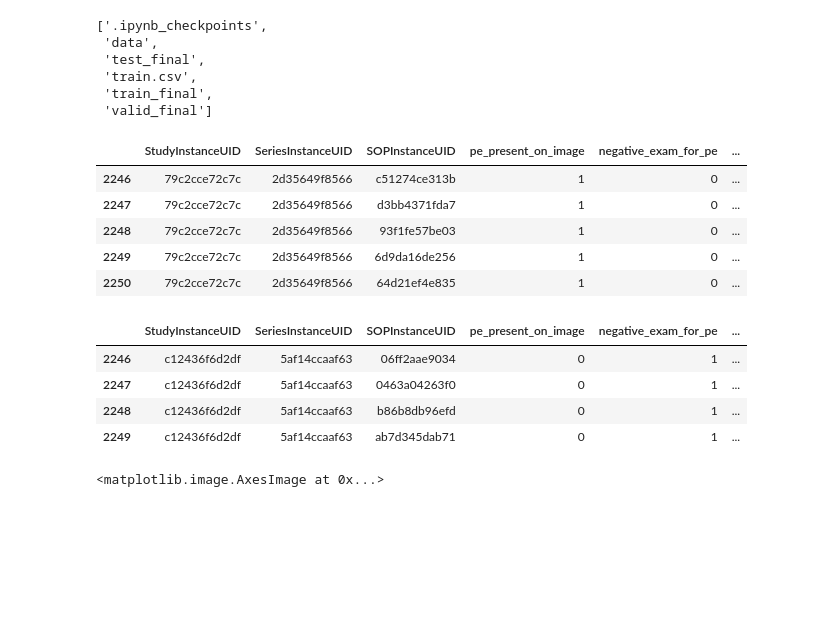
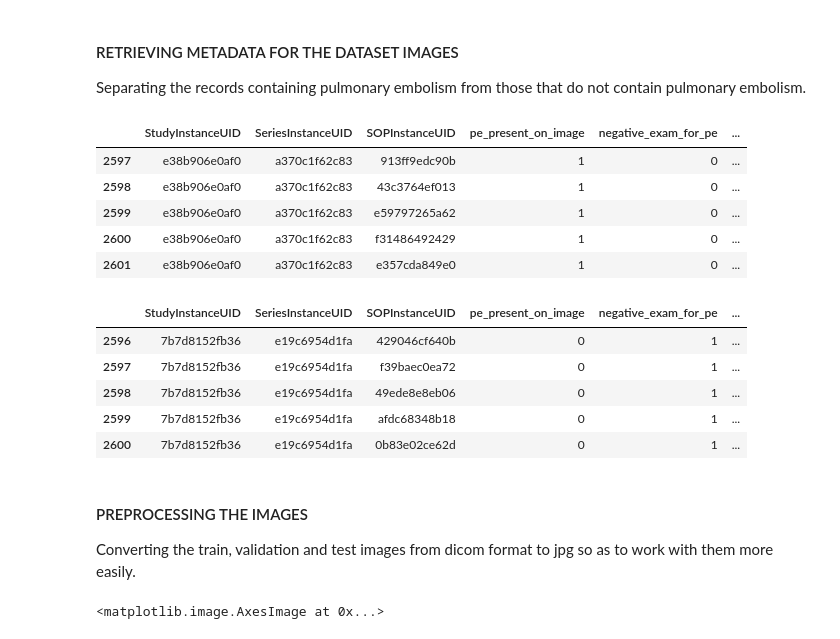
Before and after one commit to Caroline-Mwangi/Automate-PE-Detection-CNN, a Jupyter notebook: AUTOMATED PE DETECTION.ipynb, the cells around one changed output. Drawn from its saved outputs; the diff is of its cells as text; code cells hidden in the pictures; blank space fills up the shorter version.

```diff
--- a/AUTOMATED PE DETECTION.ipynb
+++ b/AUTOMATED PE DETECTION.ipynb
@@ -16,37 +28,38 @@ for gpu in gpus:
+# %% [markdown]
+#### RETRIEVING METADATA FOR THE DATASET IMAGES
+
+Separating the records containing pulmonary embolism from those that do not contain pulmonary embolism.
 # %%
 dataset_dir = 'PE Classification Dataset'
-os.listdir(dataset_dir)
-# %% [output]
-['.ipynb_checkpoints',
- 'data',
- 'test_final',
- 'train.csv',
- 'train_final',
- 'valid_final']
 # %%
 data = pd.read_csv(os.path.join(dataset_dir, 'train.csv'))
 # %%
 # Retrieving PE records from train.csv file
 data_pe = data.loc[data["pe_present_on_image"] == 1, :].reset_index(drop=True)
-data_pe.loc[2246:2250]
+data_pe.loc[2597:2601]
 # %% [output]
 |  | StudyInstanceUID | SeriesInstanceUID | SOPInstanceUID | pe_present_on_image | negative_exam_for_pe | ... |
-| 2246 | 79c2cce72c7c | 2d35649f8566 | c51274ce313b | 1 | 0 | ... |
-| 2247 | 79c2cce72c7c | 2d35649f8566 | d3bb4371fda7 | 1 | 0 | ... |
-| 2248 | 79c2cce72c7c | 2d35649f8566 | 93f1fe57be03 | 1 | 0 | ... |
-| 2249 | 79c2cce72c7c | 2d35649f8566 | 6d9da16de256 | 1 | 0 | ... |
-| 2250 | 79c2cce72c7c | 2d35649f8566 | 64d21ef4e835 | 1 | 0 | ... |
+| 2597 | e38b906e0af0 | a370c1f62c83 | 913ff9edc90b | 1 | 0 | ... |
+| 2598 | e38b906e0af0 | a370c1f62c83 | 43c3764ef013 | 1 | 0 | ... |
+| 2599 | e38b906e0af0 | a370c1f62c83 | e59797265a62 | 1 | 0 | ... |
+| 2600 | e38b906e0af0 | a370c1f62c83 | f31486492429 | 1 | 0 | ... |
+| 2601 | e38b906e0af0 | a370c1f62c83 | e357cda849e0 | 1 | 0 | ... |
 # %%
 # Retrieving Non-PE records from train.csv file
 data1 = pd.read_csv(os.path.join(dataset_dir, 'train.csv'))
 data_no_pe = data1.loc[(data1["pe_present_on_image"] == 0) & (data1["negative_exam_for_pe"] == 1), :].reset_index(drop=True)
-data_no_pe.loc[2246:2249]
+data_no_pe.loc[2596:2600]
 # %% [output]
 |  | StudyInstanceUID | SeriesInstanceUID | SOPInstanceUID | pe_present_on_image | negative_exam_for_pe | ... |
-| 2246 | c12436f6d2df | 5af14ccaaf63 | 06ff2aae9034 | 0 | 1 | ... |
-| 2247 | c12436f6d2df | 5af14ccaaf63 | 0463a04263f0 | 0 | 1 | ... |
-| 2248 | c12436f6d2df | 5af14ccaaf63 | b86b8db96efd | 0 | 1 | ... |
-| 2249 | c12436f6d2df | 5af14ccaaf63 | ab7d345dab71 | 0 | 1 | ... |
+| 2596 | 7b7d8152fb36 | e19c6954d1fa | 429046cf640b | 0 | 1 | ... |
+| 2597 | 7b7d8152fb36 | e19c6954d1fa | f39baec0ea72 | 0 | 1 | ... |
+| 2598 | 7b7d8152fb36 | e19c6954d1fa | 49ede8e8eb06 | 0 | 1 | ... |
+| 2599 | 7b7d8152fb36 | e19c6954d1fa | afdc68348b18 | 0 | 1 | ... |
+| 2600 | 7b7d8152fb36 | e19c6954d1fa | 0b83e02ce62d | 0 | 1 | ... |
+# %% [markdown]
+#### PREPROCESSING THE IMAGES
+
+Converting the train, validation and test images from dicom format to jpg so as to work with them more easily.
 # %%
 image = pydicom.dcmread(os.path.join(dataset_dir, 'data', 'converted_images', 'train_converted', 'pe_converted', '0e79a433e660.dcm'))
 im = image.pixel_array.astype('float32')
```
Also changed, not shown: parts of 44 cells of this notebook.
